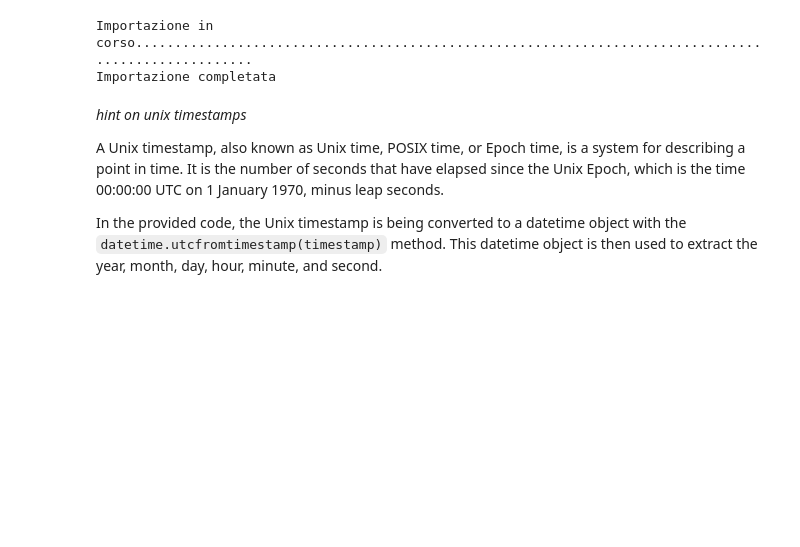
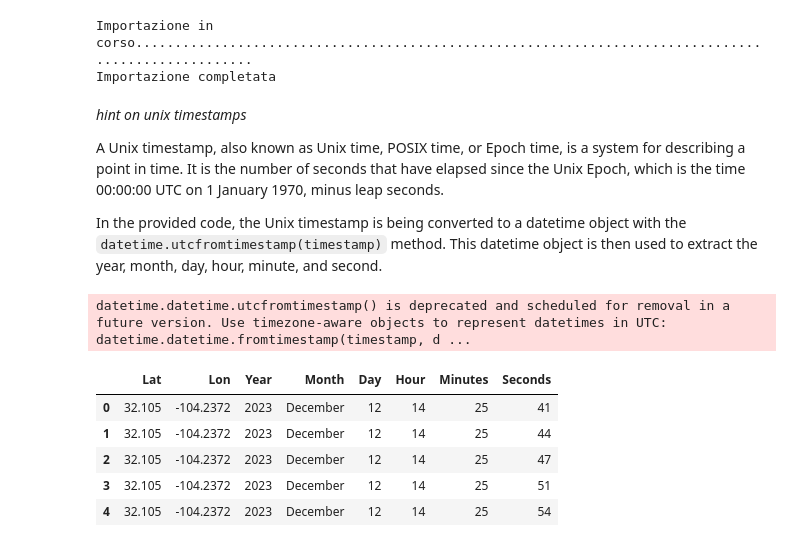
Before and after one commit to Porini-Education/Course_ITS-BigData-1Anno_2023, a Jupyter notebook: Python/Lez_20231212.ipynb, the cells around one changed output. Saved outputs shown, nothing was run; the diff lists cells and outputs as text; code cells hidden in the pictures; blank space fills up the shorter version.

Commit message:
introduce requests, pandas

```diff
--- a/Python/Lez_20231212.ipynb
+++ b/Python/Lez_20231212.ipynb
@@ -353,12 +353,41 @@ In the provided code, the Unix timestamp is being converted to a datetime object
 # Lat, Lon, Year, Month, Day, Hour, Minutes, Seconds
 # timestamp è un utc unix timestamp
 from datetime import datetime
+import calendar
 
 with open('data/iss_list.csv', 'w') as f:
     #scrivere la testata del csv
+    f.write('Lat,Lon,Year,Month,Day,Hour,Minutes,Seconds\n')
 
     #loop sulle righe nella lista_pos
+    for riga in lista_pos:
+        timestamp = riga['timestamp']
+        dt = datetime.utcfromtimestamp(timestamp)
 
         #gestire i valori dal dizionario e scrivere ogni riga sul csv
-        dt = datetime.utcfromtimestamp(timestamp)
-        '{},{}\n'.format('uno', 'due')
+        record = '{},{},{},{},{},{},{},{}\n'.format(
+            pos['iss_position']['latitude'],
+            pos['iss_position']['longitude'],
+            dt.year,
+            calendar.month_name[dt.month],
+            dt.day,
+            dt.hour,
+            dt.minute,
+            dt.second
+        )
+        f.write(record)
+# %% [output]
+datetime.datetime.utcfromtimestamp() is deprecated and scheduled for removal in a future version. Use timezone-aware objects to represent datetimes in UTC: datetime.datetime.fromtimestamp(timestamp, d ...
+# %%
+import pandas as pd
+
+df = pd.read_csv('data/iss_list.csv')
+# %%
+df.head()
+# %% [output]
+|  | Lat | Lon | Year | Month | Day | Hour | Minutes | Seconds |
+| 0 | 32.105 | -104.2372 | 2023 | December | 12 | 14 | 25 | 41 |
+| 1 | 32.105 | -104.2372 | 2023 | December | 12 | 14 | 25 | 44 |
+| 2 | 32.105 | -104.2372 | 2023 | December | 12 | 14 | 25 | 47 |
+| 3 | 32.105 | -104.2372 | 2023 | December | 12 | 14 | 25 | 51 |
+| 4 | 32.105 | -104.2372 | 2023 | December | 12 | 14 | 25 | 54 |
```
Also changed, not shown: parts of 2 cells of this notebook, 1 other file.
